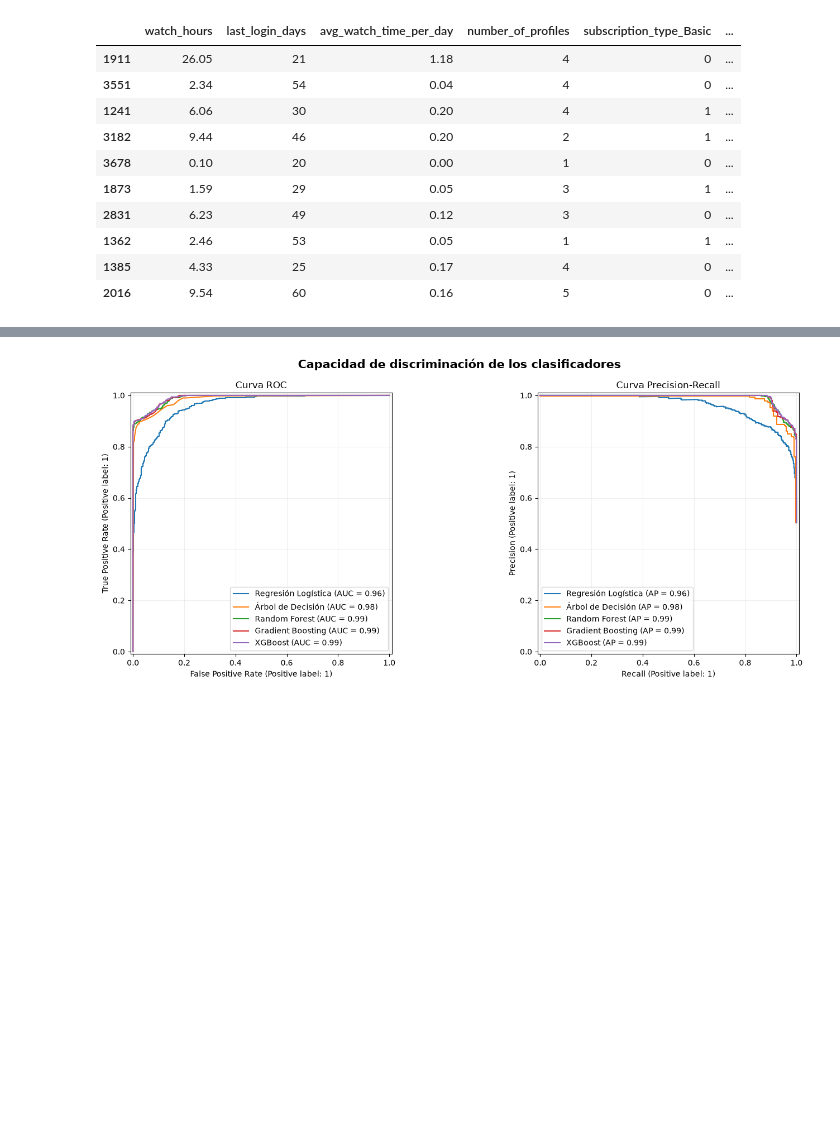
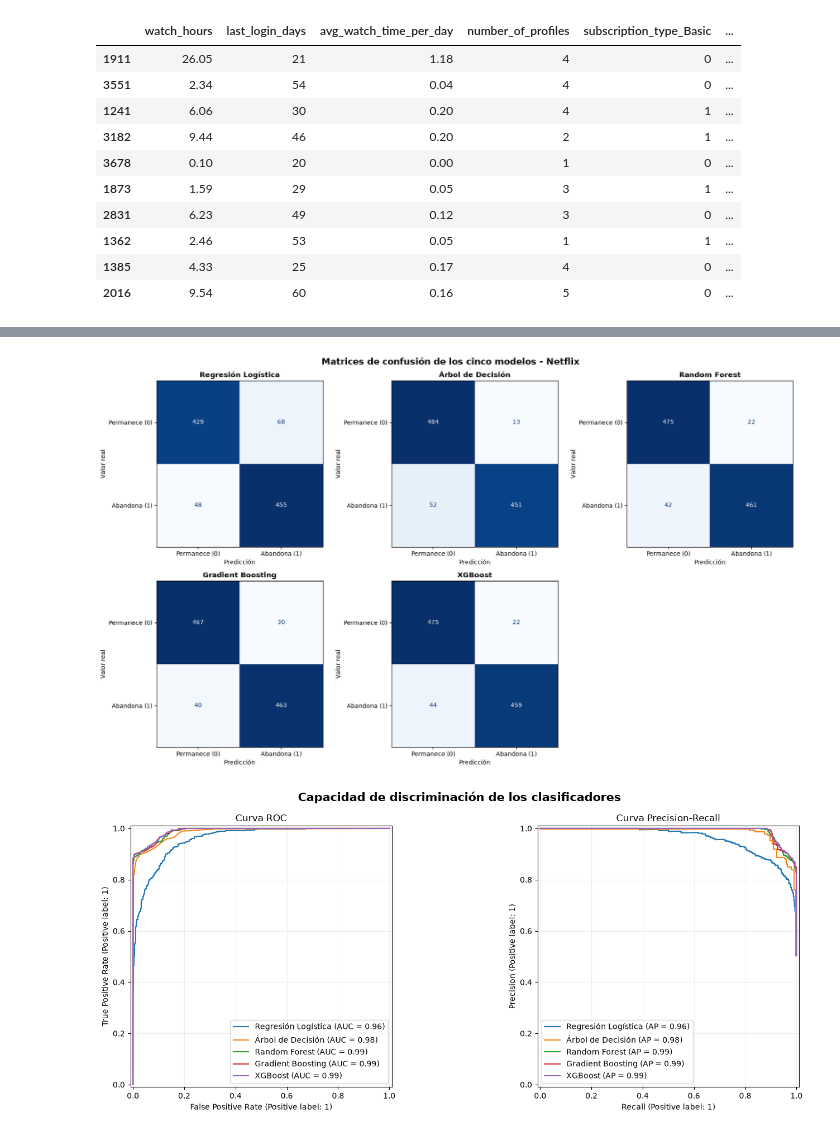
Before and after one commit to RICK1130042/Netflix_clasificadores, a Jupyter notebook: netflix_churned.ipynb, the cells around one changed output, grey strips where cells are left out. Saved outputs shown, nothing was run; the diff lists cells and outputs as text; code cells hidden in the pictures; blank space fills up the shorter version.

Commit message:
matriz de confusión

```diff
--- a/netflix_churned.ipynb
+++ b/netflix_churned.ipynb
@@ -1499,3 +1461,54 @@ plt.show()
+# %%
+# Corrección: se necesitan 5 matrices, no solo 4.
+# Usamos una cuadrícula de 2 filas x 3 columnas.
+fig, axes = plt.subplots(2, 3, figsize=(17, 10))
+axes_planos = axes.flatten()
+
+for ax, (nombre, pred) in zip(
+    axes_planos,
+    predicciones_test.items()
+):
+    matriz = confusion_matrix(
+        y_test_churn,
+        pred,
+        labels=[0, 1]
+    )
+
+    ConfusionMatrixDisplay(
+        confusion_matrix=matriz,
+        display_labels=["Permanece (0)", "Abandona (1)"]
+    ).plot(
+        ax=ax,
+        cmap="Blues",
+        values_format="d",
+        colorbar=False
+    )
+
+    ax.set_title(nombre, fontweight="bold")
+    ax.set_xlabel("Predicción")
+    ax.set_ylabel("Valor real")
+
+# Ocultamos el sexto espacio, ya que solo hay cinco modelos.
+for ax in axes_planos[len(predicciones_test):]:
+    ax.axis("off")
+
+plt.suptitle(
+    "Matrices de confusión de los cinco modelos - Netflix",
+    fontsize=15,
+    fontweight="bold"
+)
+plt.tight_layout()
+plt.show()
+
+# Detalle de XGBoost: verdaderos negativos/positivos y errores.
+matriz_xgb = confusion_matrix(
+    y_test_churn,
+    predicciones_test["XGBoost"],
+    labels=[0, 1]
+)
+vn, fp, fn, vp = matriz_xgb.ravel()
+# %% [output]
+[figure, added]
 # %%
 fig, axes = plt.subplots(1, 2, figsize=(15, 6))
 
```
Also changed, not shown: parts of 1 cell of this notebook.
